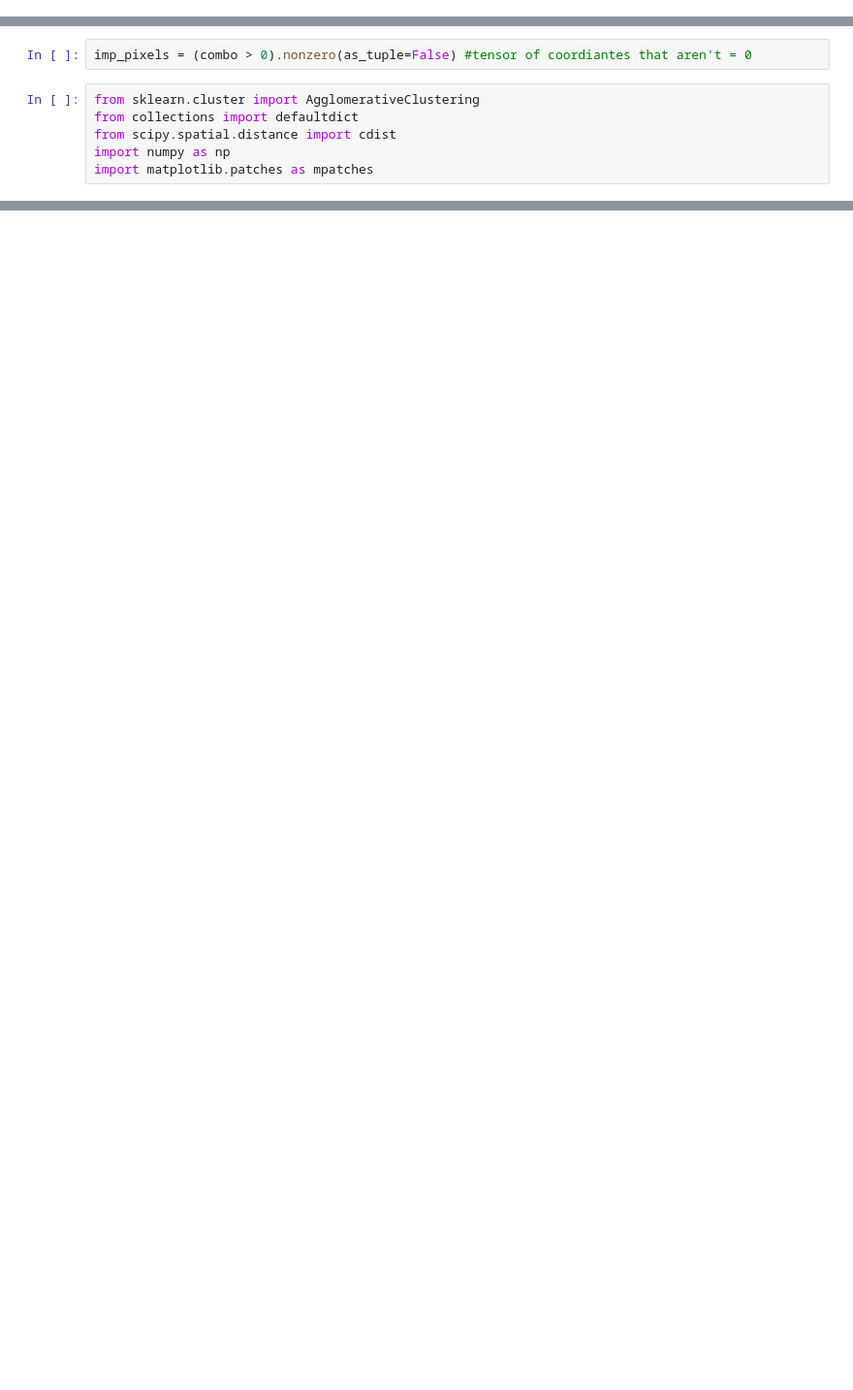
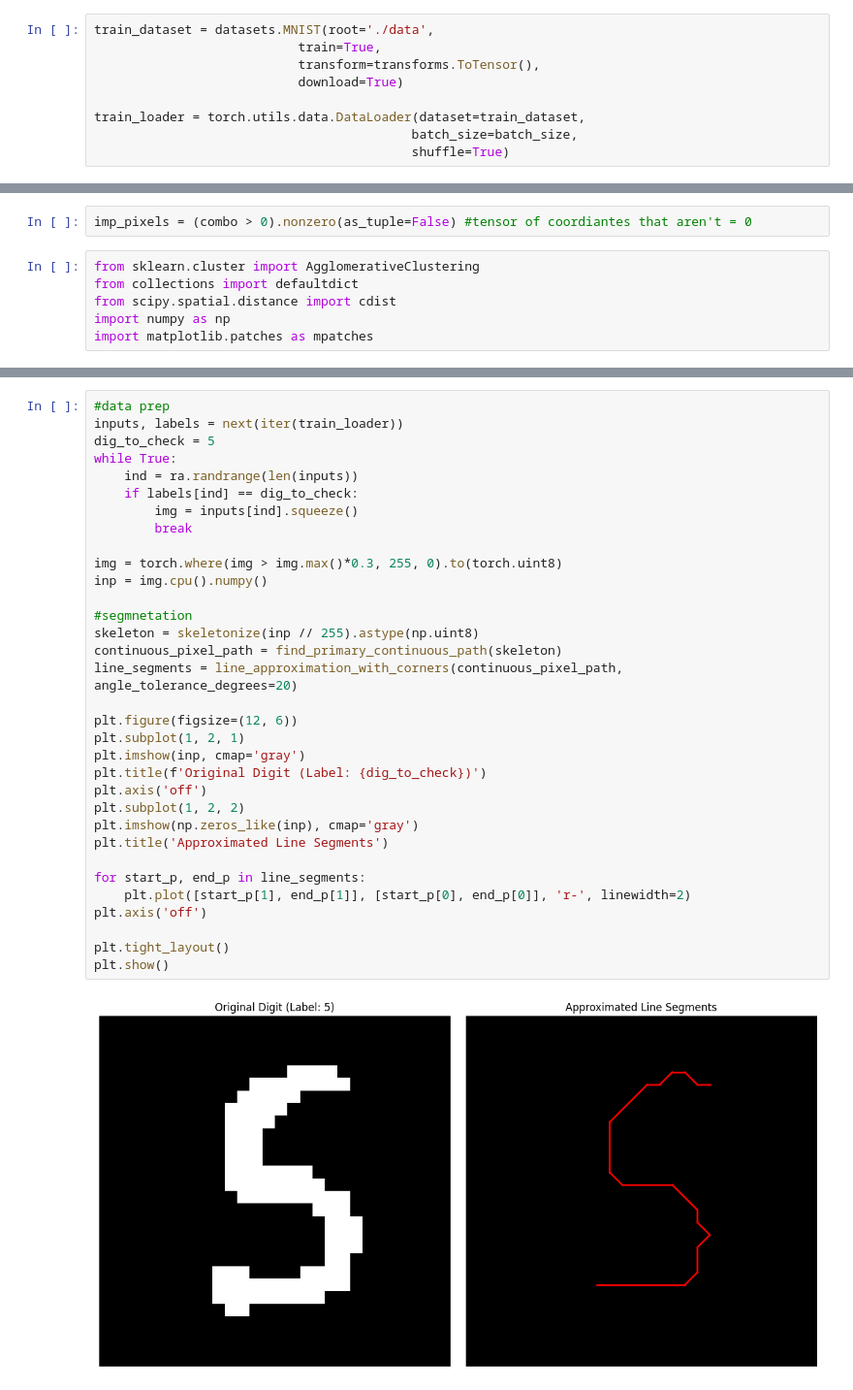
Before and after one commit to kns357/ANN_MA_Kaito, a Jupyter notebook: binary_conceptual_ex_method.ipynb, the cells around one changed output, grey strips where cells are left out. Shown: that part at 97% size. Drawn from its saved outputs; the diff is of its cells as text; blank space fills up the shorter version.

```diff
--- a/binary_conceptual_ex_method.ipynb
+++ b/binary_conceptual_ex_method.ipynb
@@ -16,4 +16,13 @@ batch_size = 64
 learning_rate = 0.001
+# %%
+train_dataset = datasets.MNIST(root='./data',
+                           train=True,
+                           transform=transforms.ToTensor(),
+                           download=True)
+
+train_loader = torch.utils.data.DataLoader(dataset=train_dataset,
+                                          batch_size=batch_size,
+                                          shuffle=True)
 # %%
 test_dataset = datasets.MNIST(root='./data',
                            train=False,
@@ -447,0 +650,35 @@ sorted_label_neuron
+# %%
+#data prep
+inputs, labels = next(iter(train_loader))
+dig_to_check = 5
+while True:
+    ind = ra.randrange(len(inputs))
+    if labels[ind] == dig_to_check:
+        img = inputs[ind].squeeze()
+        break
+
+img = torch.where(img > img.max()*0.3, 255, 0).to(torch.uint8)
+inp = img.cpu().numpy()
+
+#segmnetation
+skeleton = skeletonize(inp // 255).astype(np.uint8)
+continuous_pixel_path = find_primary_continuous_path(skeleton)
+line_segments = line_approximation_with_corners(continuous_pixel_path, angle_tolerance_degrees=20)
+
+plt.figure(figsize=(12, 6))
+plt.subplot(1, 2, 1)
+plt.imshow(inp, cmap='gray')
+plt.title(f'Original Digit (Label: {dig_to_check})')
+plt.axis('off')
+plt.subplot(1, 2, 2)
+plt.imshow(np.zeros_like(inp), cmap='gray')
+plt.title('Approximated Line Segments')
+
+for start_p, end_p in line_segments:
+    plt.plot([start_p[1], end_p[1]], [start_p[0], end_p[0]], 'r-', linewidth=2)
+plt.axis('off')
+
+plt.tight_layout()
+plt.show()
+# %% [output]
+[figure, added]
```
Also changed, not shown: parts of 16 cells of this notebook, 2 other files.
